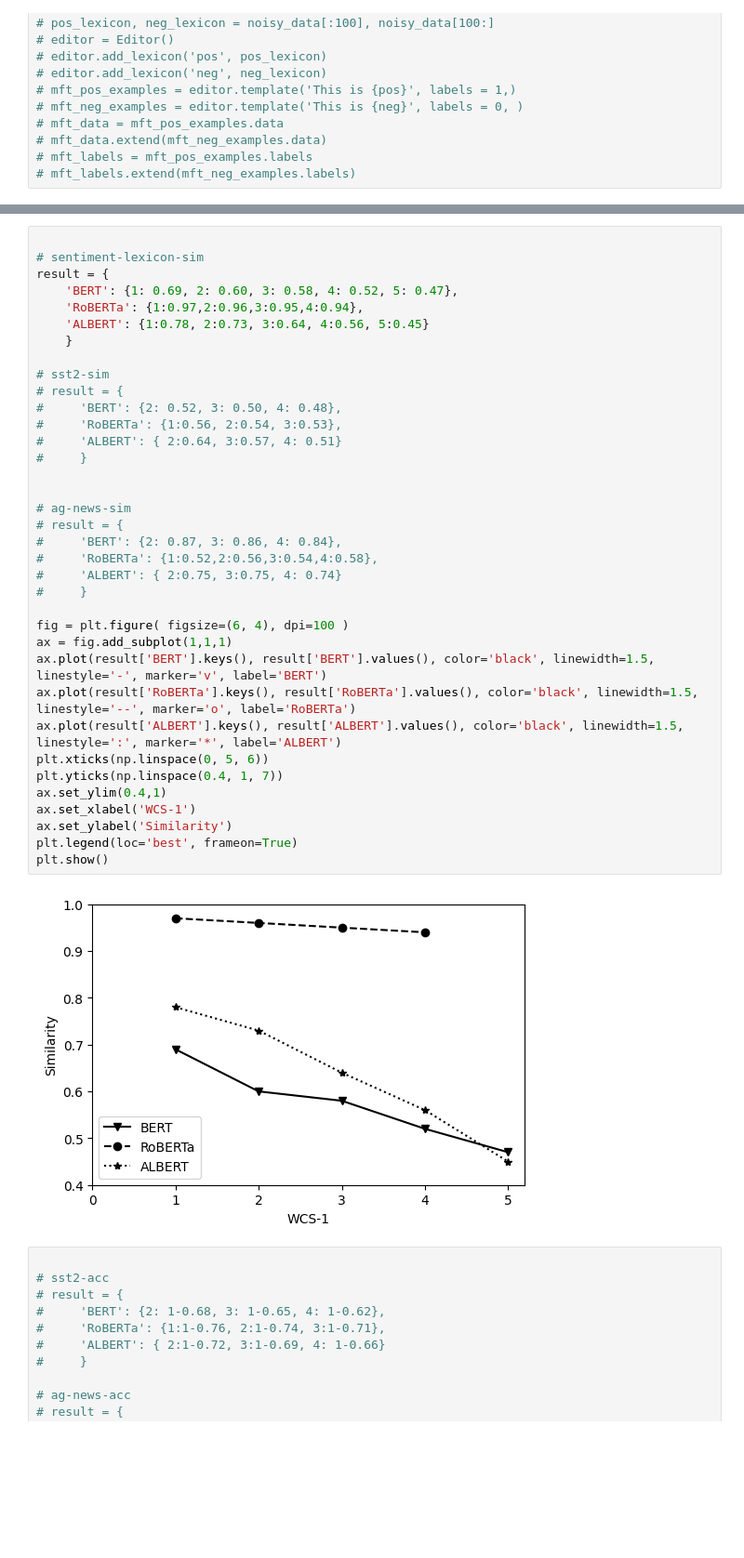
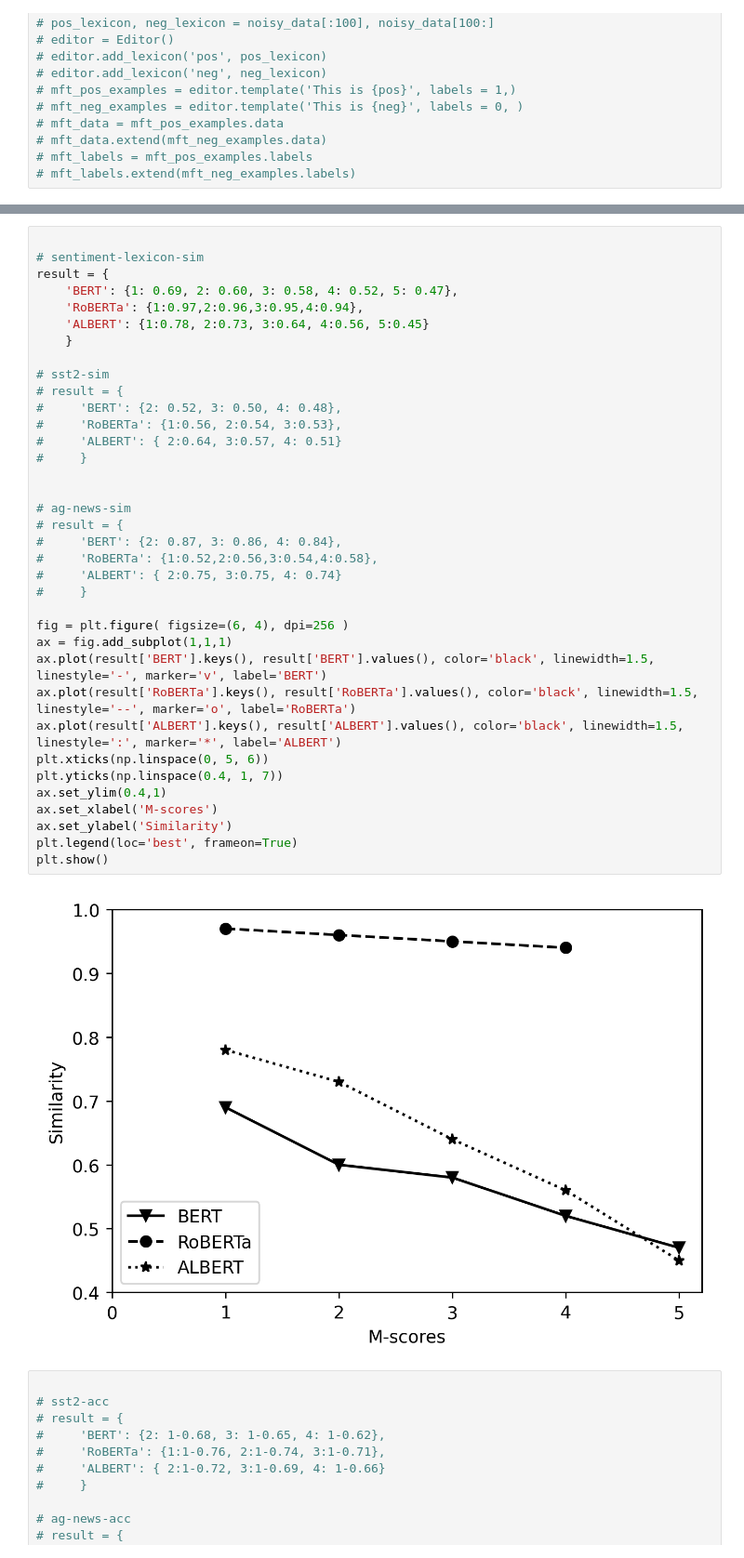
Before and after one commit to xinzhel/word_corruption, a Jupyter notebook: evaluate_wc.ipynb, the cells around one changed output, grey strips where cells are left out. Shown: that part at 93% size. Cells and saved outputs as stored; diff of their text form; blank space fills up the shorter version.

```diff
--- a/evaluate_wc.ipynb
+++ b/evaluate_wc.ipynb
@@ -392,36 +427,36 @@ result = {
     'RoBERTa': {1:0.97,2:0.96,3:0.95,4:0.94},
     'ALBERT': {1:0.78, 2:0.73, 3:0.64, 4:0.56, 5:0.45}
     }
 
 # sst2-sim
 # result = {
 #     'BERT': {2: 0.52, 3: 0.50, 4: 0.48},
 #     'RoBERTa': {1:0.56, 2:0.54, 3:0.53},
 #     'ALBERT': { 2:0.64, 3:0.57, 4: 0.51}
 #     }
 
 
 # ag-news-sim
 # result = {
 #     'BERT': {2: 0.87, 3: 0.86, 4: 0.84},
 #     'RoBERTa': {1:0.52,2:0.56,3:0.54,4:0.58},
 #     'ALBERT': { 2:0.75, 3:0.75, 4: 0.74}
 #     }
 
-fig = plt.figure( figsize=(6, 4), dpi=100 )
+fig = plt.figure( figsize=(6, 4), dpi=256 )
 ax = fig.add_subplot(1,1,1)
 ax.plot(result['BERT'].keys(), result['BERT'].values(), color='black', linewidth=1.5, linestyle='-', marker='v', label='BERT')
 ax.plot(result['RoBERTa'].keys(), result['RoBERTa'].values(), color='black', linewidth=1.5, linestyle='--', marker='o', label='RoBERTa')
 ax.plot(result['ALBERT'].keys(), result['ALBERT'].values(), color='black', linewidth=1.5, linestyle=':', marker='*', label='ALBERT')
 plt.xticks(np.linspace(0, 5, 6))
 plt.yticks(np.linspace(0.4, 1, 7))
 ax.set_ylim(0.4,1)
-ax.set_xlabel('WCS-1')
+ax.set_xlabel('M-scores')
 ax.set_ylabel('Similarity')
 plt.legend(loc='best', frameon=True)
 plt.show()
 # %% [output]
-[figure, old version]
+[figure, new version]
 # %%
 
 # sst2-acc
```
Also changed, not shown: parts of 7 cells of this notebook, 2 other files.
